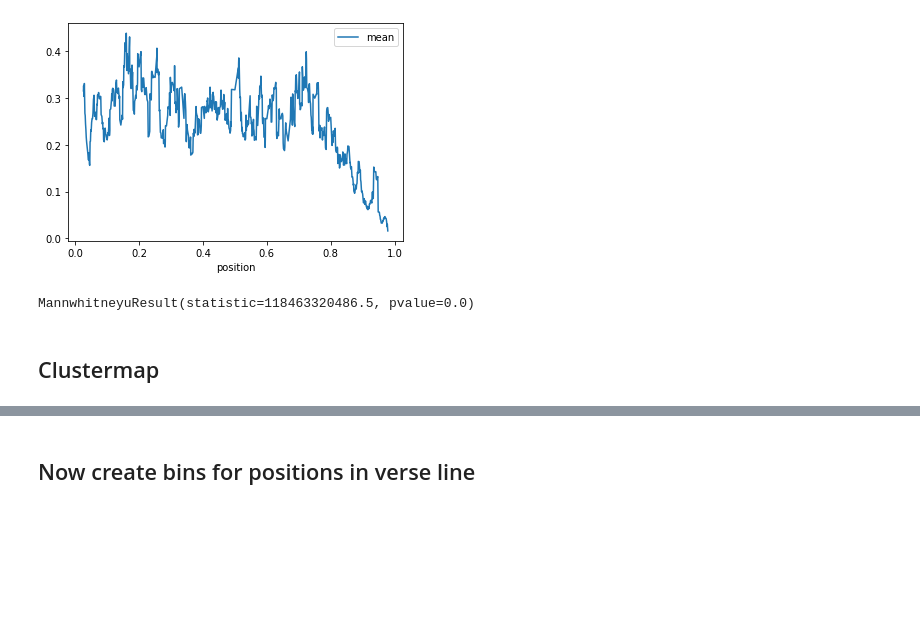
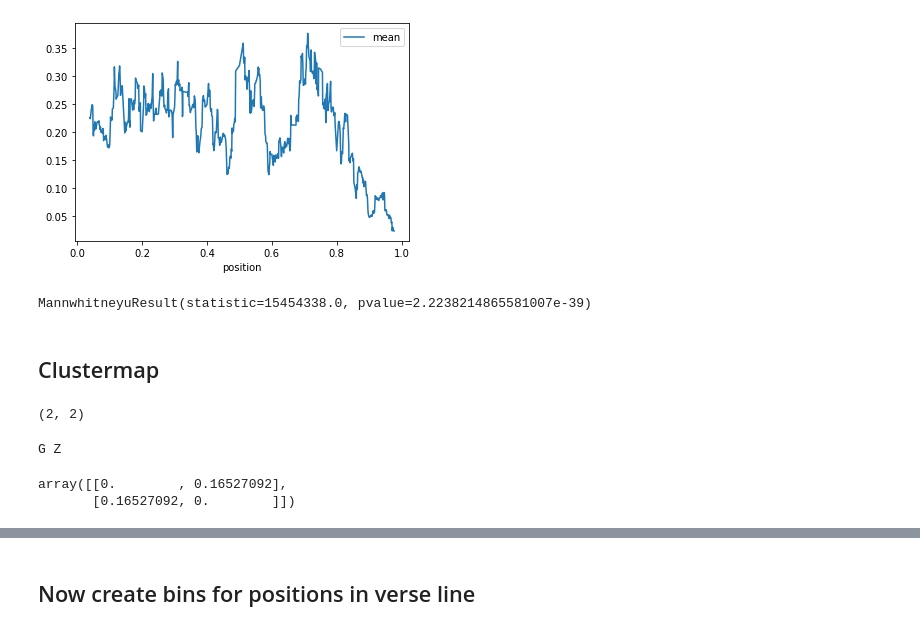
Before and after one commit to SofieMoors/collateconstraints, a Jupyter notebook: src/align.ipynb, the cells around one changed output, grey strips where cells are left out. Drawn from its saved outputs; the diff is of its cells as text; code cells hidden in the pictures; blank space fills up the shorter version.

Commit message:
changes to src and new figures

```diff
--- a/src/align.ipynb
+++ b/src/align.ipynb
@@ -28,7 +29,8 @@ sigles
  'Y',
  'Z']
 # %%
-sigles = 'A','Ant','B', 'BR', 'C','D', 'D2','E', 'F', 'Ge', 'K', 'L', 'O', 'W', 'Y', 'Z'
+sigles = 'G', 'Z'
+#sigles = 'A','Ant','B', 'BR', 'C','D', 'D2','E', 'F', 'G', 'Ge', 'K', 'L', 'O', 'W', 'Y', 'Z'
 # %%
 from lxml import etree
 from re import sub #re — Regular expression operations #
@@ -106,6 +108,7 @@ def extract_lines(xml_file, expan = True, punct = True, lower = True): #added a
             ########## superscript, or specific tags.                         ##########
             ############################################################################
 
+
             #if a special glyph is present, encode it accordingly
             if tag_only == 'g':
 
@@ -181,7 +184,7 @@ def extract_lines(xml_file, expan = True, punct = True, lower = True): #added a
                 if lower:
                     text = text.lower()
 
-                    text = text[::-1]
+                    #text = text[::-1]
 
                 lines[k] = text #the value of the keys k is the text
                 text = ''
@@ -190,11 +193,11 @@ def extract_lines(xml_file, expan = True, punct = True, lower = True): #added a
     return lines
 
 # nog lowercasen (flag) en interpunctie weghalen
-d = extract_lines(f'../data/xml_martijn/xml_{sigles[0]}.xml', expan = True, punct = True, lower = True)
+d = extract_lines(f'../data/xml_martijn/xml_{sigles[0]}.xml', expan = False, punct = False, lower = True)
 #print(d)
 # %%
 mss = {}
 
 for sigle in tqdm(sigles):
-    mss[sigle] = extract_lines(f'../data/xml_martijn/xml_{sigle}.xml', expan = True, punct = False, lower = True)
-#print(mss)
+    mss[sigle] = extract_lines(f'../data/xml_martijn/xml_{sigle}.xml', expan = False, punct = False, lower = True)
+print(mss)
@@ -287,22 +318,22 @@ NameError: name 'rolling_window' is not defined
 # %%
 #rolling_q25 = mismatches.groupby('position')['mismatch'].quantile(.25).rolling(window=100).mean()
 #rolling_q75 = mismatches.groupby('position')['mismatch'].quantile(.75).rolling(window=100).mean()
-w = 10
-rolling_window = mismatches.groupby('position')['mismatch'].mean().rolling(window=w).mean()
-rolling_std = mismatches.groupby('position')['mismatch'].std().rolling(window=w).mean()
-rolling_minus_std = rolling_window - rolling_std / 3
-rolling_plus_std = rolling_window + rolling_std / 3
+#w = 10
+rolling_window = mismatches.groupby('position')['mismatch'].mean().rolling(window=20).mean()
+#rolling_std = mismatches.groupby('position')['mismatch'].std().rolling(window=w).mean()
+#rolling_minus_std = rolling_window - rolling_std / 3
+#rolling_plus_std = rolling_window + rolling_std / 3
 ax = rolling_window.plot(label="mean")
 #rolling_q25.plot(label='q25', ax=ax)
 #rolling_q75.plot(label='q75', ax=ax)
 #rolling_minus_std.plot(label='-std', ax=ax)
 #rolling_plus_std.plot(label='+std', ax=ax)
 #ax.fill_between(rolling_window.index, rolling_q25, rolling_q75, color='lightgrey')
 plt.legend()
 rolling_window.shape
-plt.savefig('figure3.png', dpi=300)
+plt.savefig('figure6.png', dpi=300)
 # %% [output]
-[figure, old version]
+[figure, new version]
 # %%
 #checken of de resultaten statistisch significant zijn en dat is zo!
 mismatches_end = mismatches[mismatches['position'] > .75]
@@ -310,7 +341,7 @@ mismatches_beginning = mismatches[mismatches['position'] <= .75]
 from scipy.stats import mannwhitneyu
 mannwhitneyu(mismatches_end['mismatch'], mismatches_beginning['mismatch'], alternative='less')
 # %% [output]
-MannwhitneyuResult(statistic=118463320486.5, pvalue=0.0)
+MannwhitneyuResult(statistic=15454338.0, pvalue=2.2238214865581007e-39)
 # %% [markdown]
 ## Clustermap
 # %%
@@ -318,6 +349,8 @@ sigles = sorted(mss.keys())
 # %%
 df_clust = np.zeros((len(sigles), len(sigles)))
 print(df_clust.shape)
+# %% [output]
+(2, 2)
 # %%
 for s1, s2 in combinations(sigles, 2):
     print(s1, s2)
@@ -325,6 +358,10 @@ for s1, s2 in combinations(sigles, 2):
     df_clust[sigles.index(s1), sigles.index(s2)] = d
     df_clust[sigles.index(s2), sigles.index(s1)] = d
 df_clust
+# %% [output]
+G Z
+array([[0.        , 0.16527092],
+       [0.16527092, 0.        ]])
 # %%
 df_clust = pd.DataFrame(df_clust, columns=sigles, index=sigles)
 df_clust
```
Also changed, not shown: parts of 9 cells of this notebook, 16 other files.
